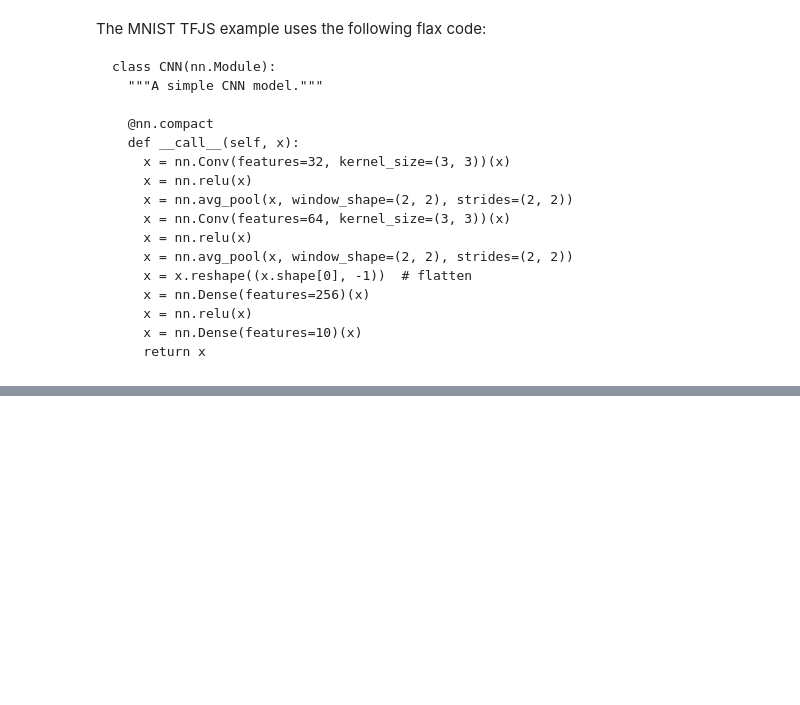
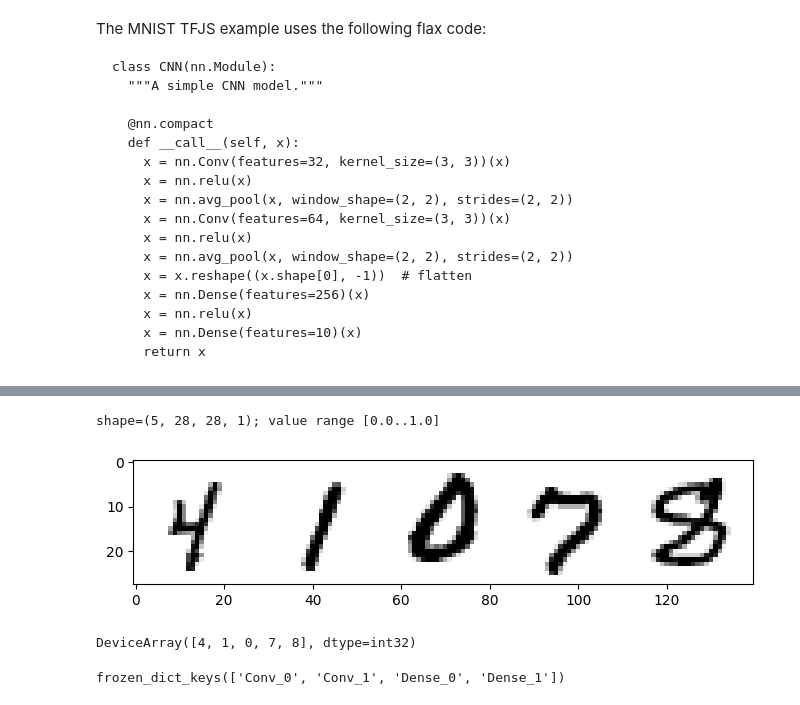
Before and after one commit to bhoov/hamux, a Jupyter notebook: examples/MNIST Interaction.ipynb, the cells around one changed output, grey strips where cells are left out. Saved outputs shown, nothing was run; the diff lists cells and outputs as text; code cells hidden in the pictures; blank space fills up the shorter version.

```diff
--- a/examples/MNIST Interaction.ipynb
+++ b/examples/MNIST Interaction.ipynb
@@ -552,0 +981,4 @@ ValueError: Attempt to convert a value (HAM {
+# %%
+# Load the dataset, split into the training and test sets, and train the model.
+train_ds, test_ds = train.get_datasets()
+state = train.train_and_evaluate(config, workdir=f'./workdir')
@@ -552,0 +989,18 @@ ValueError: Attempt to convert a value (HAM {
+# %%
+# Sanity check: Load some images ...
+imgs = np.array(train_ds['image'][:5])
+plt.imshow(np.hstack(imgs)[..., 0], cmap='gray_r')
+print(f'shape={imgs.shape}; value range [{imgs.min():.2}..{imgs.max():.2}]')
+# %% [output]
+shape=(5, 28, 28, 1); value range [0.0..1.0]
+[figure, added]
+# %%
+# ... and confirm that model produces matching predictions.
+logits = state.apply_fn({'params': state.params}, imgs)
+logits.argmax(axis=1)
+# %% [output]
+DeviceArray([4, 1, 0, 7, 8], dtype=int32)
+# %%
+state.params.keys()
+# %% [output]
+frozen_dict_keys(['Conv_0', 'Conv_1', 'Dense_0', 'Dense_1'])
```
Also changed, not shown: parts of 51 cells of this notebook, 2 other files.
